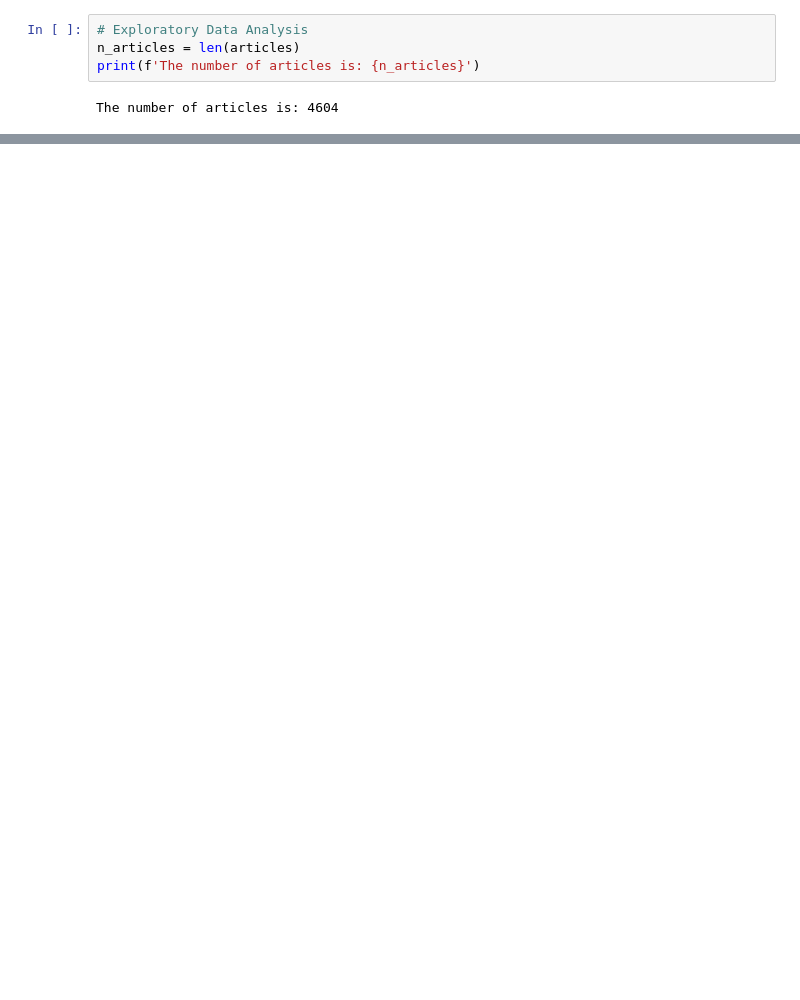
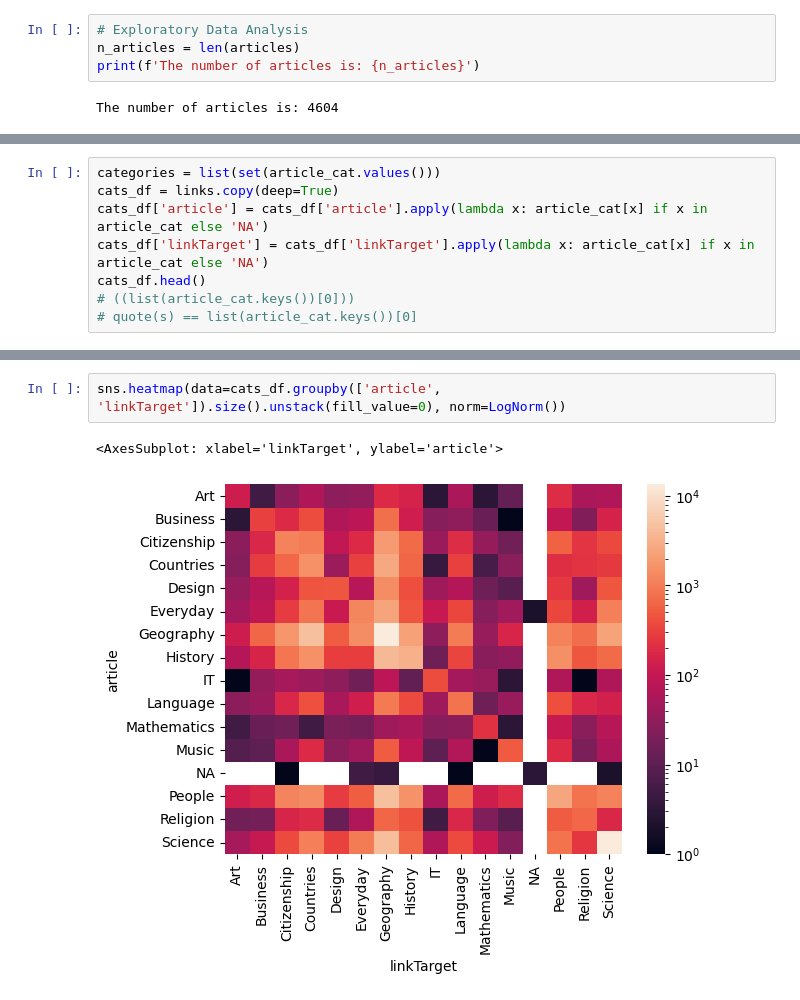
Before and after one commit to epfl-ada/ada-2022-project-deadmaus, a Jupyter notebook: data_analysis.ipynb, the cells around one changed output, grey strips where cells are left out. Cells and saved outputs as stored; diff of their text form; blank space fills up the shorter version.

```diff
--- a/data_analysis.ipynb
+++ b/data_analysis.ipynb
@@ -209,0 +231,8 @@ We can see that the number of links has nearly doubled
+# %%
+categories = list(set(article_cat.values()))
+cats_df = links.copy(deep=True)
+cats_df['article'] = cats_df['article'].apply(lambda x: article_cat[x] if x in article_cat else 'NA')
+cats_df['linkTarget'] = cats_df['linkTarget'].apply(lambda x: article_cat[x] if x in article_cat else 'NA')
+cats_df.head()
+# ((list(article_cat.keys())[0]))
+# quote(s) == list(article_cat.keys())[0]
@@ -209,0 +268,5 @@ We can see that the number of links has nearly doubled
+# %%
+sns.heatmap(data=cats_df.groupby(['article', 'linkTarget']).size().unstack(fill_value=0), norm=LogNorm())
+# %% [output]
+<AxesSubplot: xlabel='linkTarget', ylabel='article'>
+[figure, added]
```
Also changed, not shown: parts of 25 cells of this notebook.
